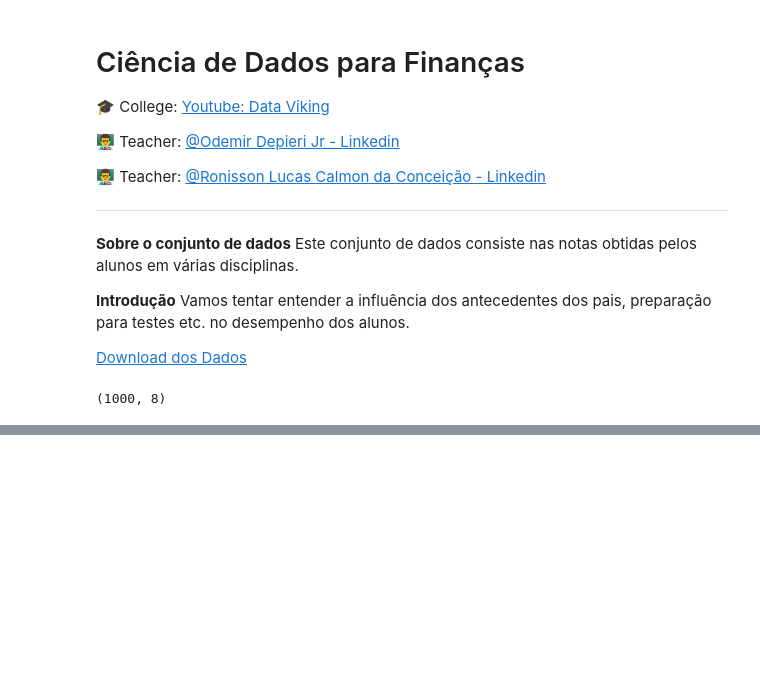
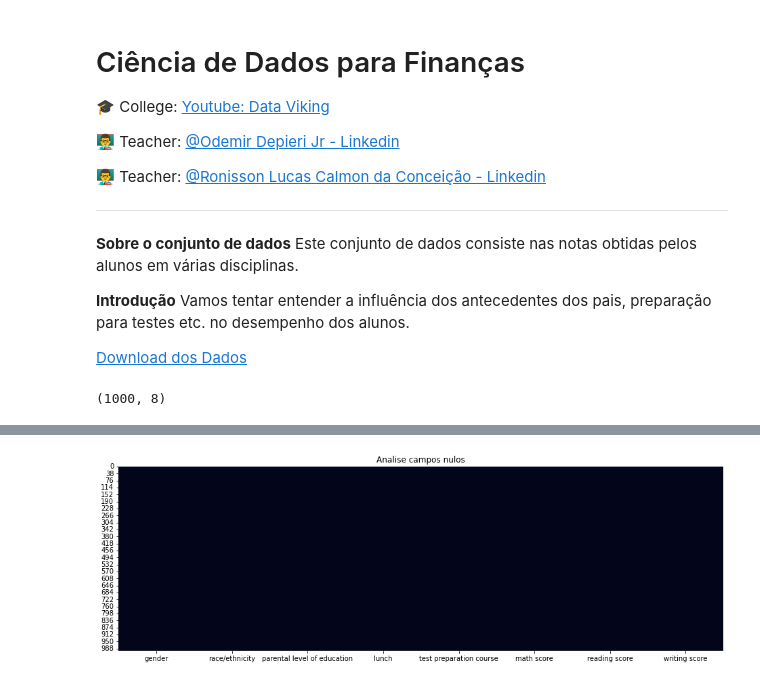
Before and after one commit to scov1no/projeto_estudantes, a Jupyter notebook: projeto-estudantes.ipynb, the cells around one changed output, grey strips where cells are left out. Cells and saved outputs as stored; diff of their text form; code cells hidden in the pictures; blank space fills up the shorter version.

```diff
--- a/projeto-estudantes.ipynb
+++ b/projeto-estudantes.ipynb
@@ -35,0 +46,10 @@ df.shape
+# %%
+# Campos nulos
+nulos = df.isnull()
+
+plt.figure(figsize=(16,5))
+plt.title('Analise campos nulos')
+
+sns.heatmap(nulos, cbar=False);
+# %% [output]
+[figure, added]
```
Also changed, not shown: parts of 6 cells of this notebook.
